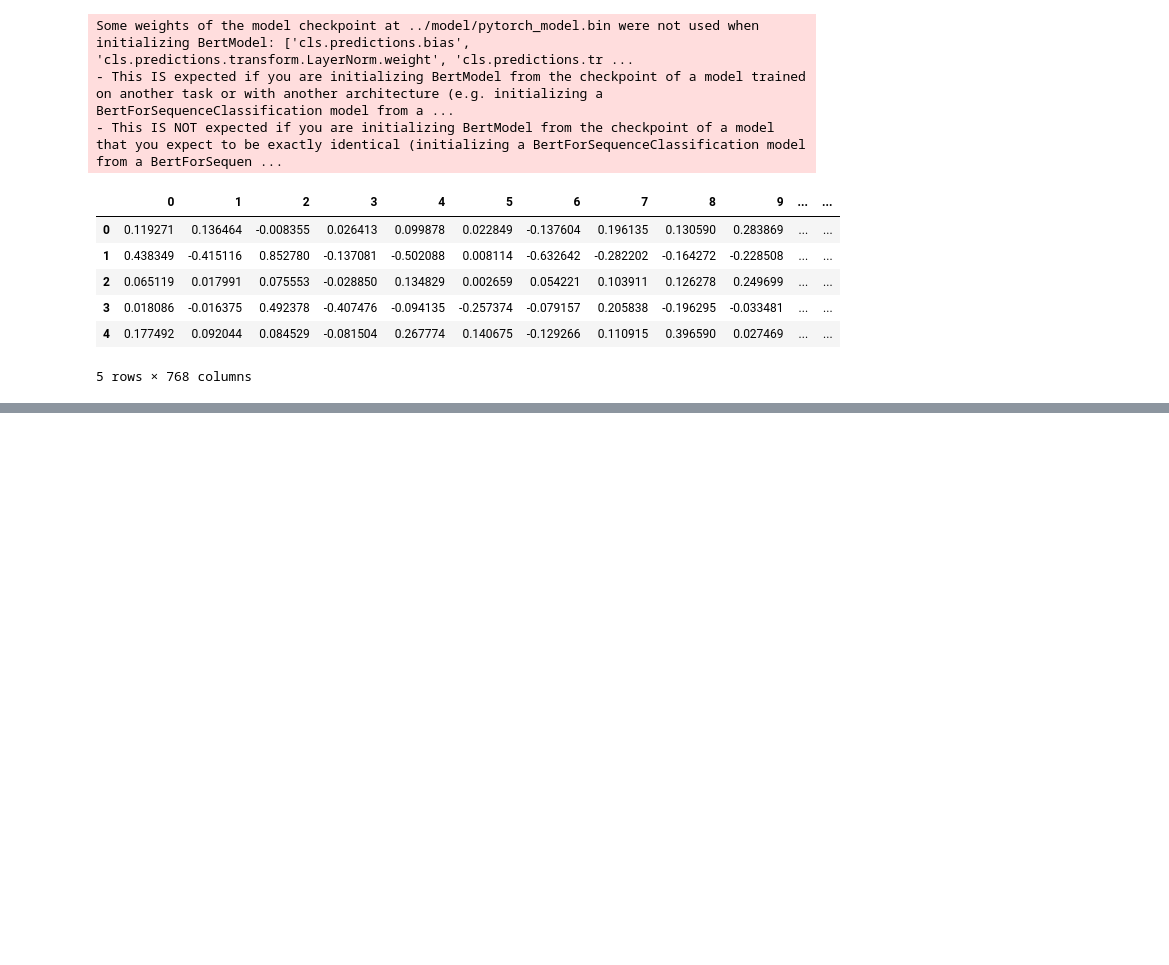
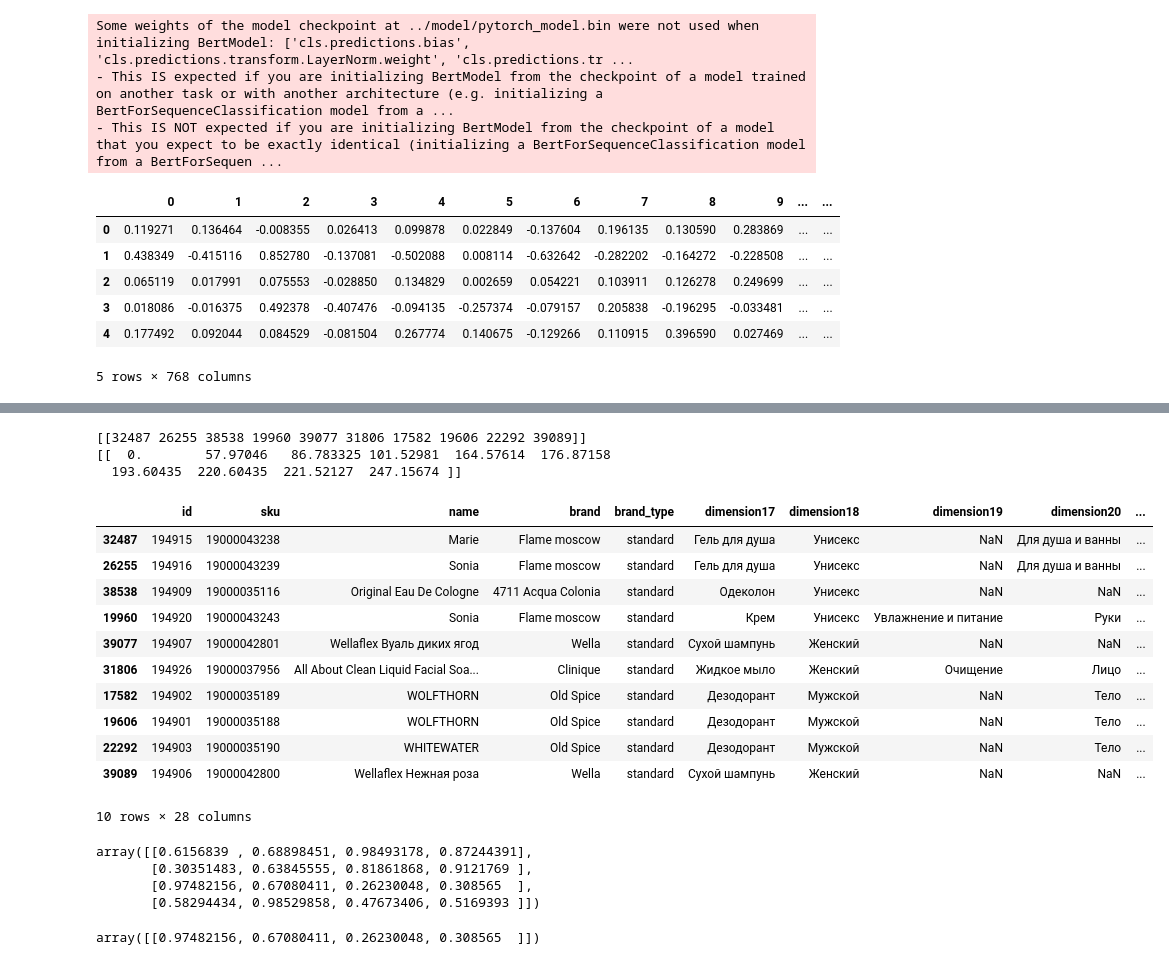
Before and after one commit to versus666jzx/market_recommendations, a Jupyter notebook: notebooks/data_research.ipynb, the cells around one changed output, grey strips where cells are left out. Drawn from its saved outputs; the diff is of its cells as text; code cells hidden in the pictures; blank space fills up the shorter version.

```diff
--- a/notebooks/data_research.ipynb
+++ b/notebooks/data_research.ipynb
@@ -198,3 +198,7 @@ embedded_description.head()
 | 3 | 0.018086 | -0.016375 | 0.492378 | -0.407476 | -0.094135 | -0.257374 | -0.079157 | 0.205838 | -0.196295 | -0.033481 | ... | ... |
 | 4 | 0.177492 | 0.092044 | 0.084529 | -0.081504 | 0.267774 | 0.140675 | -0.129266 | 0.110915 | 0.396590 | 0.027469 | ... | ... |
 5 rows × 768 columns
+# %%
+embedded_description['id'] = data['id']
+# %%
+embedded_description = embedded_description.drop('id', axis=1)
@@ -200,0 +209,5 @@ embedded_description.head()
+# %%
+index = faiss.IndexFlatL2(embedded_description.shape[1])
+print(index.ntotal)  # пока индекс пустой
+index.add(np.ascontiguousarray(embedded_description.to_numpy().astype('float32')))
+print(index.ntotal)  # теперь в нем 10 000 векторов
@@ -200,0 +227,24 @@ embedded_description.head()
+# %%
+topn = 7
+D, I = index.search(np.ascontiguousarray(embedded_description.to_numpy().astype('float32')[32487].reshape((1, -1))), 10)
+print(I) # индексы самых похожих векторов
+print(D) # расстояния, отсортированные по убыванию
+# %% [output]
+[[32487 26255 38538 19960 39077 31806 17582 19606 22292 39089]]
+[[  0.        57.97046   86.783325 101.52981  164.57614  176.87158
+  193.60435  220.60435  221.52127  247.15674 ]]
+# %%
+data.loc[I[0]]
+# %% [output]
+|  | id | sku | name | brand | brand_type | dimension17 | dimension18 | dimension19 | dimension20 | ... |
+| 32487 | 194915 | 19000043238 | Marie | Flame moscow | standard | Гель для душа | Унисекс | NaN | Для душа и ванны | ... |
+| 26255 | 194916 | 19000043239 | Sonia | Flame moscow | standard | Гель для душа | Унисекс | NaN | Для душа и ванны | ... |
+| 38538 | 194909 | 19000035116 | Original Eau De Cologne | 4711 Acqua Colonia | standard | Одеколон | Унисекс | NaN | NaN | ... |
+| 19960 | 194920 | 19000043243 | Sonia | Flame moscow | standard | Крем | Унисекс | Увлажнение и питание | Руки | ... |
+| 39077 | 194907 | 19000042801 | Wellaflex Вуаль диких ягод | Wella | standard | Сухой шампунь | Женский | NaN | NaN | ... |
+| 31806 | 194926 | 19000037956 | All About Clean Liquid Facial Soa... | Clinique | standard | Жидкое мыло | Женский | Очищение | Лицо | ... |
+| 17582 | 194902 | 19000035189 | WOLFTHORN | Old Spice | standard | Дезодорант | Мужской | NaN | Тело | ... |
+| 19606 | 194901 | 19000035188 | WOLFTHORN | Old Spice | standard | Дезодорант | Мужской | NaN | Тело | ... |
+| 22292 | 194903 | 19000035190 | WHITEWATER | Old Spice | standard | Дезодорант | Мужской | NaN | Тело | ... |
+| 39089 | 194906 | 19000042800 | Wellaflex Нежная роза | Wella | standard | Сухой шампунь | Женский | NaN | NaN | ... |
+10 rows × 28 columns
@@ -200,0 +253,11 @@ embedded_description.head()
+# %%
+r
+# %% [output]
+array([[0.6156839 , 0.68898451, 0.98493178, 0.87244391],
+       [0.30351483, 0.63845555, 0.81861868, 0.9121769 ],
+       [0.97482156, 0.67080411, 0.26230048, 0.308565  ],
+       [0.58294434, 0.98529858, 0.47673406, 0.5169393 ]])
+# %%
+r[2].reshape((1, -1))
+# %% [output]
+array([[0.97482156, 0.67080411, 0.26230048, 0.308565  ]])
```
Also changed, not shown: parts of 5 cells of this notebook.
